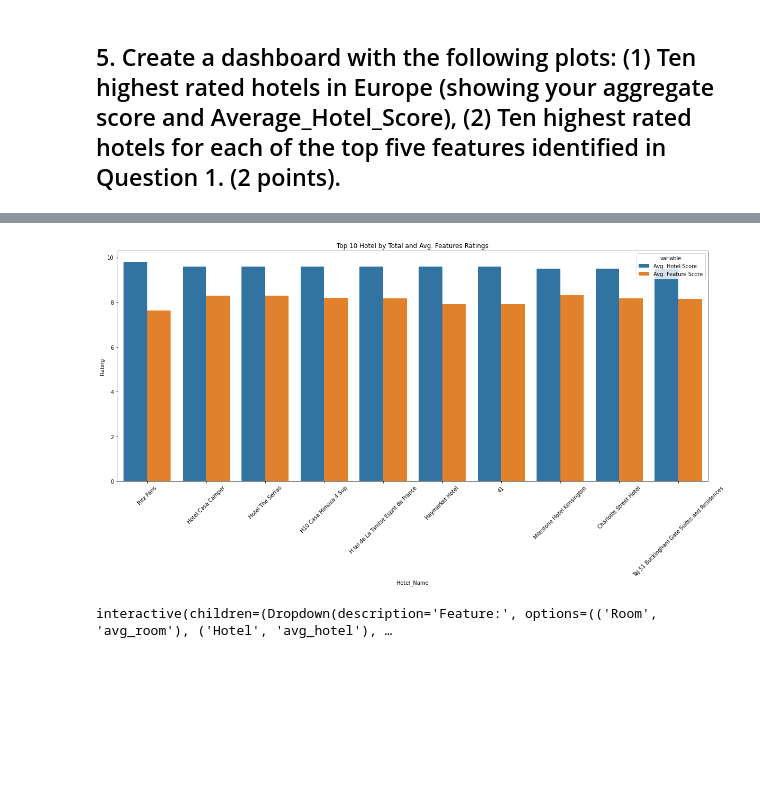
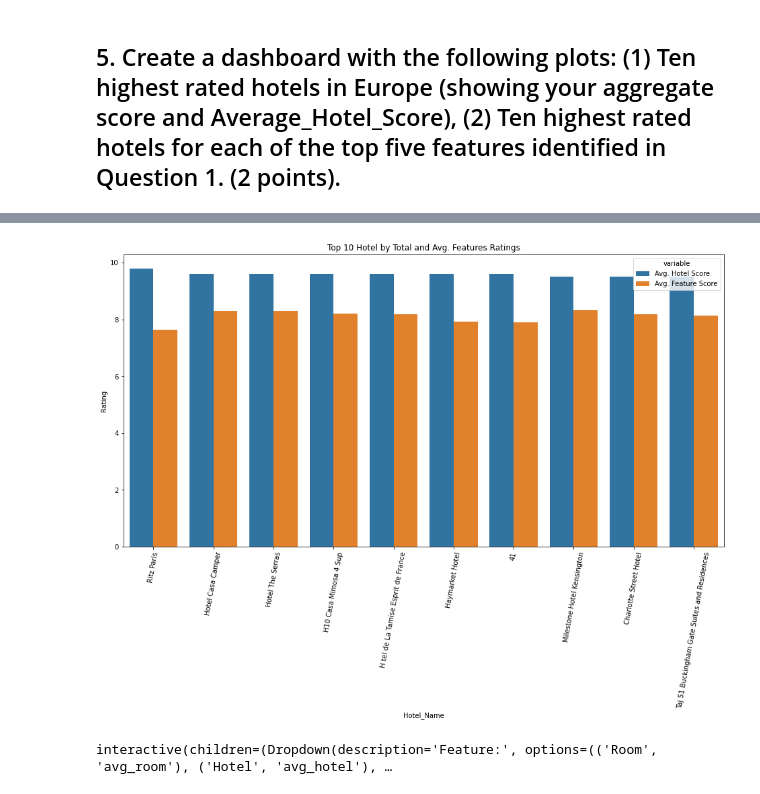
Before and after one commit to jvac06/nlp_assignments, a Jupyter notebook: hotel_reviews.ipynb, the cells around one changed output, grey strips where cells are left out. Cells and saved outputs as stored; diff of their text form; code cells hidden in the pictures; blank space fills up the shorter version.

```diff
--- a/hotel_reviews.ipynb
+++ b/hotel_reviews.ipynb
@@ -501,15 +289,3 @@ df[['avg_feature_score', 'Reviewer_Score']].corr()
 |  | avg_feature_score | Reviewer_Score |
 | avg_feature_score | 1.000000 | 0.505598 |
 | Reviewer_Score | 0.505598 | 1.000000 |
-# %%
-def scale_min_max(series, min, max):
-    return((series - series.min())/ (series.max() - series.min())) * (max - min) + min
-
-min_review = df['Reviewer_Score'].min()
-max_review = df['Reviewer_Score'].max()
-df['avg_feat_scaled'] = scale_min_max(df['avg_feature_score'], min_review, max_review)
-
-## Approach with sklearn
-from sklearn.preprocessing import minmax_scale
-
-minmax_scale(df['avg_feature_score'],(min_review, max_review))
@@ -546,8 +294,11 @@ Name: Reviewer_Score, dtype: float64
 # %%
-# Trying to scale before creating average score
+# Getting current min/max ranges of reviews
+min_review = df['Reviewer_Score'].min()
+max_review = df['Reviewer_Score'].max()
+
+# Scaling each feature individually before creating average score
 for col in df[cols].columns:
     df[col] = minmax_scale(df[col],(min_review, max_review))
 
-# score scaled2 - using scaling before averafe
-df['avg_feature_score'] = df[cols].mean(axis=1)
-df.head()
+# Score scaled. Using scaling before average
+df['avg_feature_scaled'] = df[cols].mean(axis=1)
@@ -574,3 +314,6 @@ df[['avg_feat_scaled', 'Reviewer_Score']].corr()
+# %%
+# scaling avg feature for plotting in question 5
+df['avg_feature_score'] = minmax_scale(df['avg_feature_score'],(min_review, max_review))
 # %% [markdown]
 ## 4. Compute average feature-wise score for each hotel (across all reviews) and report the correlation between these computed hotel scores and Average_Hotel_Score. (1 point).
 # %%
@@ -687,12 +366,24 @@ top_hotels_agg
 # %%
-plt.figure(figsize=(20,8), num=None)
+"""The top 10 hotels, with the exception of the Ritz, appear to have high feature scores of around 8 points, showing some parity between features and scores"""
+
+# Selecting top 10 hotels with calculated score and score from review
+top_hotels_agg = pd.melt(hotels[['Hotel_Name','Average_Hotel_Score', 'avg_hotel_feature']]
+    .iloc[:10]
+    .rename(
+        columns={
+            'avg_hotel_feature':'Avg. Feature Score',
+            'Average_Hotel_Score':'Avg. Hotel Score'}),
+        id_vars=['Hotel_Name'])
+
+# Plotting top 10 hotels
+plt.figure(figsize=(16,8), num=None)
 sns.barplot(y='value',
              x='Hotel_Name',
              hue='variable',
              data=top_hotels_agg)
-plt.xticks(rotation=45)
+plt.xticks(rotation=80)
 plt.title('Top 10 Hotel by Total and Avg. Features Ratings')
 plt.ylabel('Rating')
 plt.show()
 # %% [output]
-[figure, old version]
+[figure, new version]
```
Also changed, not shown: parts of 68 cells of this notebook.
